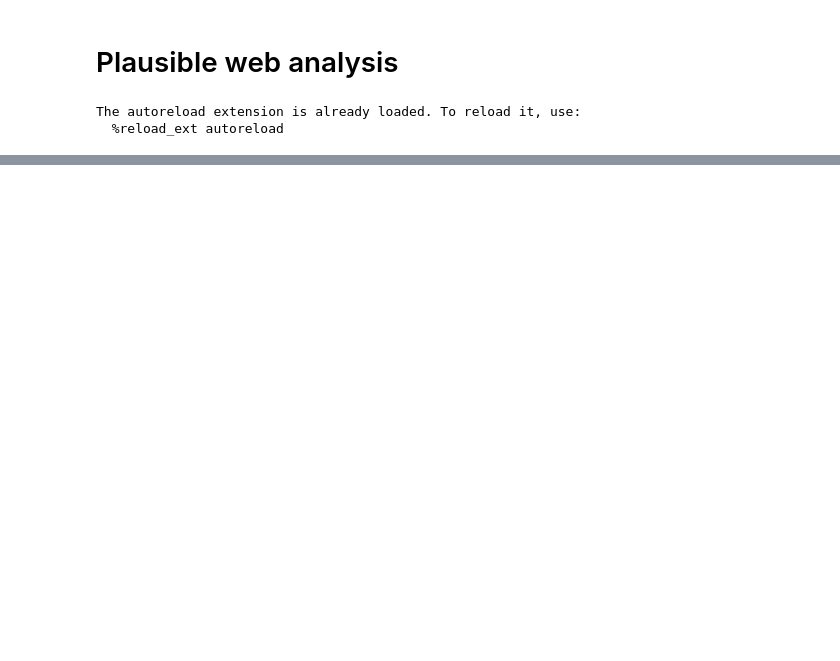
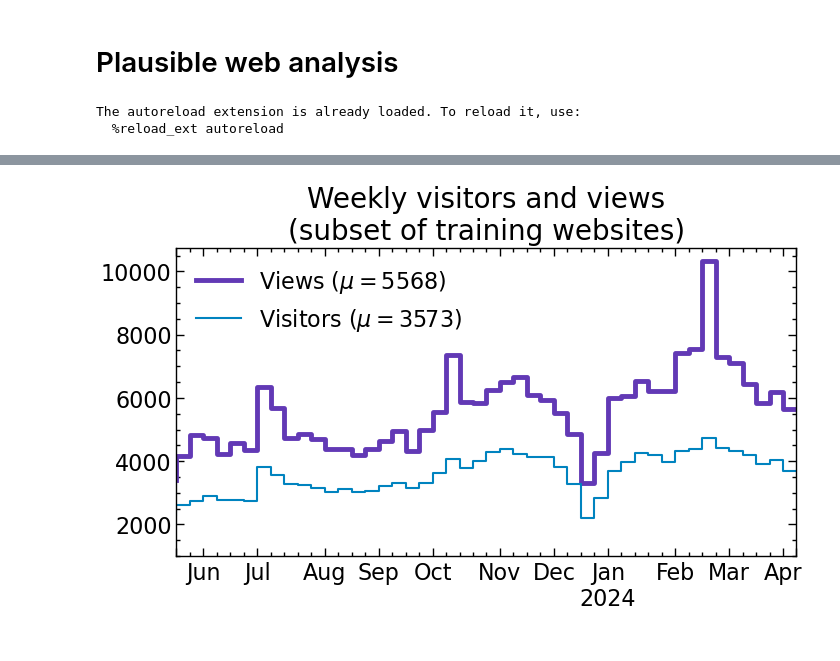
Before and after one commit to hsf-training/participation-analysis, a Jupyter notebook: notebooks/plausible.ipynb, the cells around one changed output, grey strips where cells are left out. Saved outputs shown, nothing was run; the diff lists cells and outputs as text; code cells hidden in the pictures; blank space fills up the shorter version.

```diff
--- a/notebooks/plausible.ipynb
+++ b/notebooks/plausible.ipynb
@@ -41 +50,24 @@ dates += [dates[-1] + datetime.timedelta(days=7)]
+# %%
+fig,ax = plt.subplots(figsize=(8,4))
+visitors.plot(x='date',y='pageviews',ax=ax,
+                                         drawstyle= 'steps',color=colors[0],
+                                         lw=3.5,
+                                         label=rf"Views ($\mu={visitors.pageviews.mean():.0f}$)",
+)
+
+visitors.plot(x='date',y='visitors',ax=ax,
+                                    drawstyle ='steps',
+                                    color=colors[1],
+                                    lw=1.5,
+                                    label=rf"Visitors ($\mu={visitors.visitors.mean():.0f}$)",
+)
+
+# set_date_xaxis(ax, start_date=str(dates[0]), end_date=dates[-1])
+
+ax.set_ylim(1000)
+ax.set_xlabel(" ")
+ax.set_title("Weekly visitors and views\n(subset of training websites)",fontsize=20)
+fig.savefig("plausible.png",dpi=200)
+# %% [output]
+[figure, added]
 # %%
```
Also changed, not shown: parts of 5 cells of this notebook, 5 other files.
